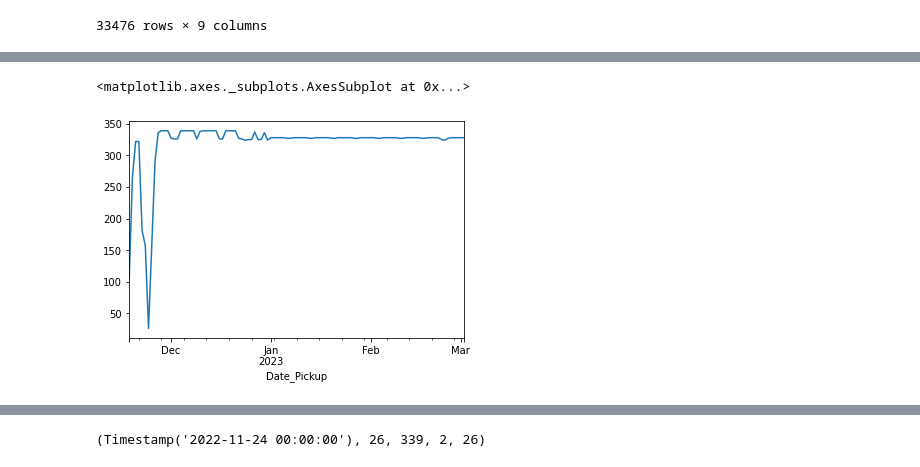
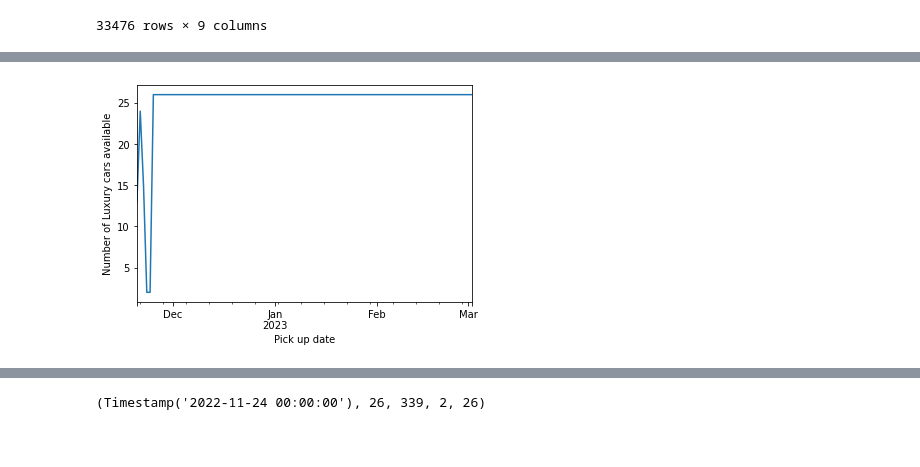
Before and after one commit to JADukeAIPI/AIPIProject, a Jupyter notebook: EDA_and_modeling.ipynb, the cells around one changed output, grey strips where cells are left out. Cells and saved outputs as stored; diff of their text form; code cells hidden in the pictures; blank space fills up the shorter version.

```diff
--- a/EDA_and_modeling.ipynb
+++ b/EDA_and_modeling.ipynb
@@ -119,5 +114,7 @@ luxury_count.plot()
-# %%
-all_car_count.plot()
-# %% [output]
-<matplotlib.axes._subplots.AxesSubplot at 0x...>
-[figure, removed]
+# %%
+luxury_count.plot()
+plt.xlabel("Pick up date")
+plt.ylabel("Number of Luxury cars available")
+plt.show()
+# %% [output]
+[figure, added]
```
Also changed, not shown: parts of 8 cells of this notebook.
